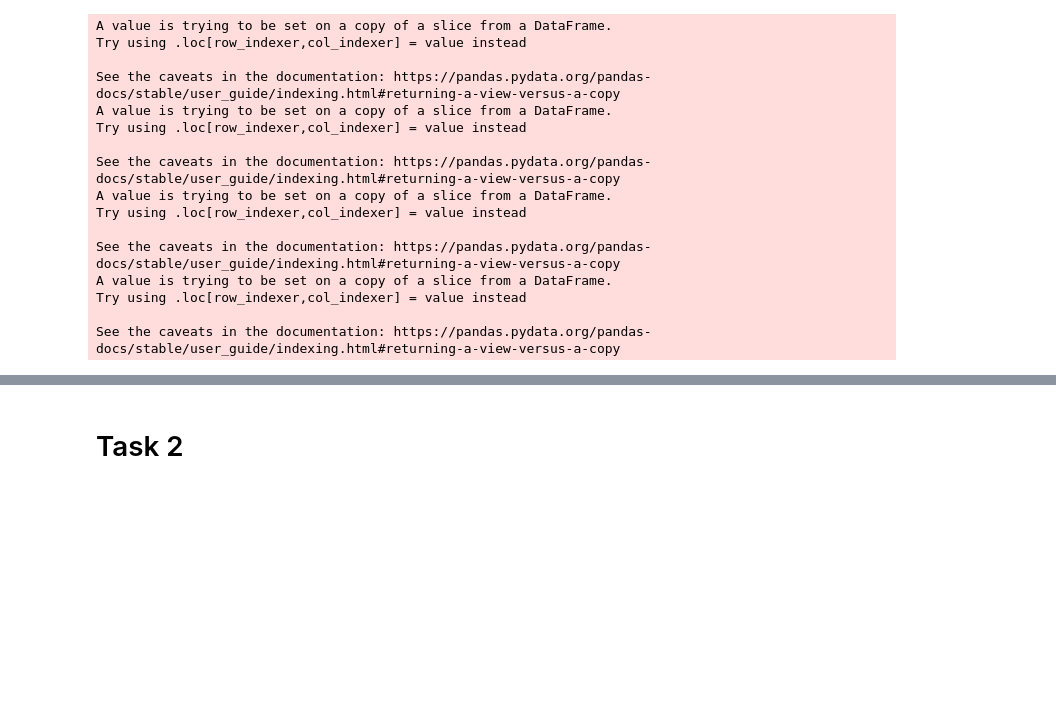
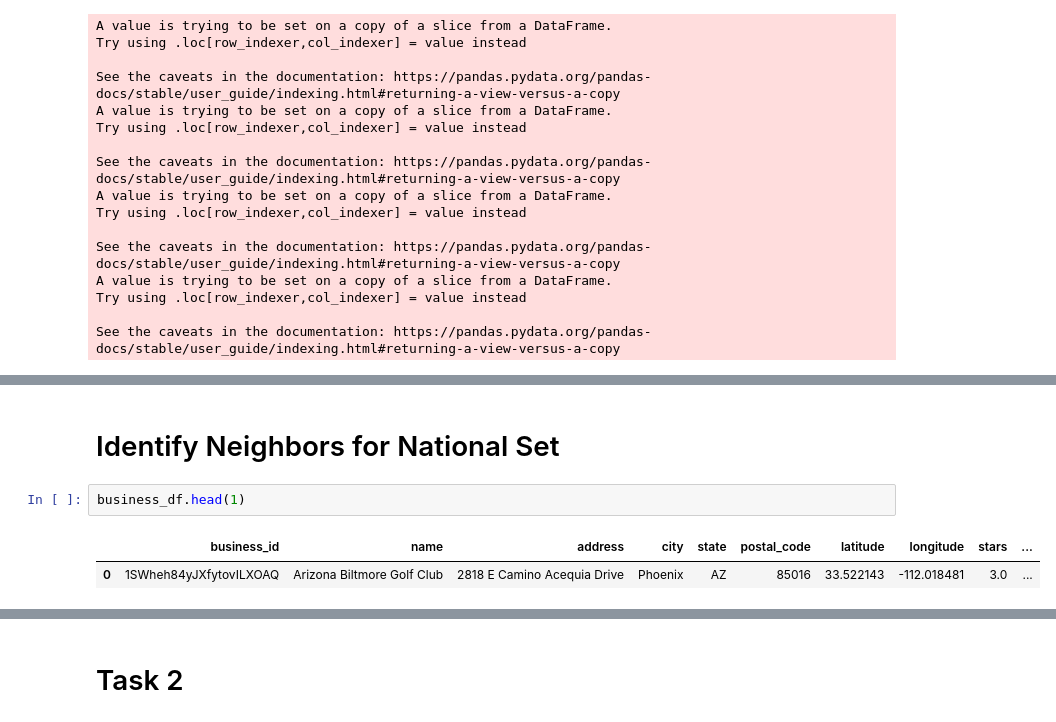
Before and after one commit to 1313davidlee/yelp_dataset, a Jupyter notebook: Machine_Learning_Checkpoint.ipynb, the cells around one changed output, grey strips where cells are left out. Saved outputs shown, nothing was run; the diff lists cells and outputs as text; blank space fills up the shorter version.

```diff
--- a/Machine_Learning_Checkpoint.ipynb
+++ b/Machine_Learning_Checkpoint.ipynb
@@ -189,0 +230,7 @@ Logistic Regression Scores [0.79328165 0.79844961 0.80569948 0.79533679 0.787564
+# %% [markdown]
+# Identify Neighbors for National Set
+# %%
+business_df.head(1)
+# %% [output]
+|  | business_id | name | address | city | state | postal_code | latitude | longitude | stars | ... |
+| 0 | 1SWheh84yJXfytovILXOAQ | Arizona Biltmore Golf Club | 2818 E Camino Acequia Drive | Phoenix | AZ | 85016 | 33.522143 | -112.018481 | 3.0 | ... |
```
Also changed, not shown: parts of 15 cells of this notebook, 1 other file.
